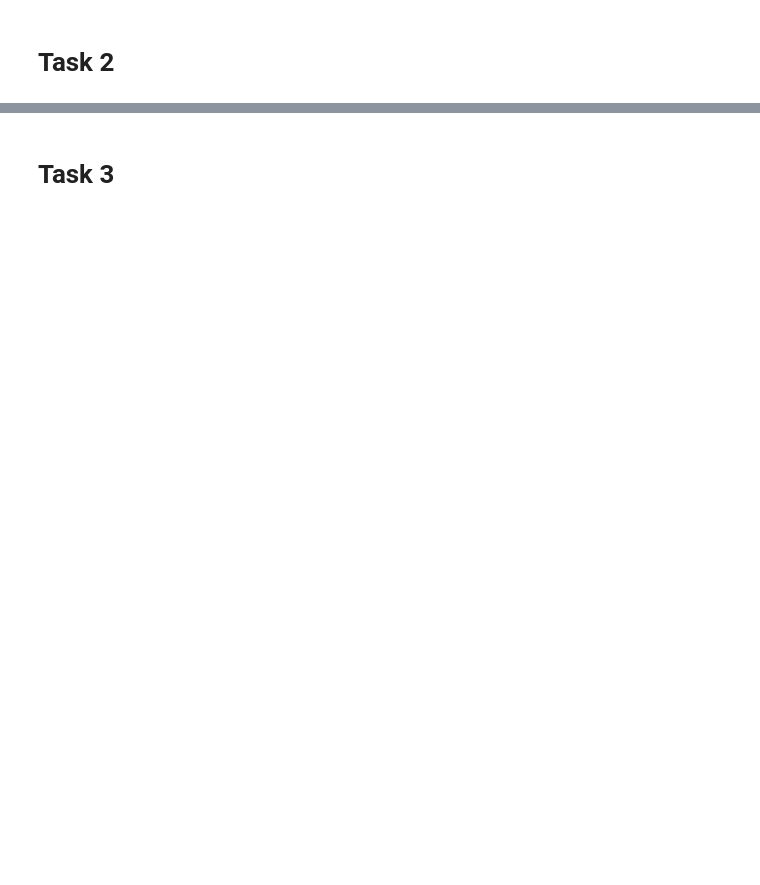
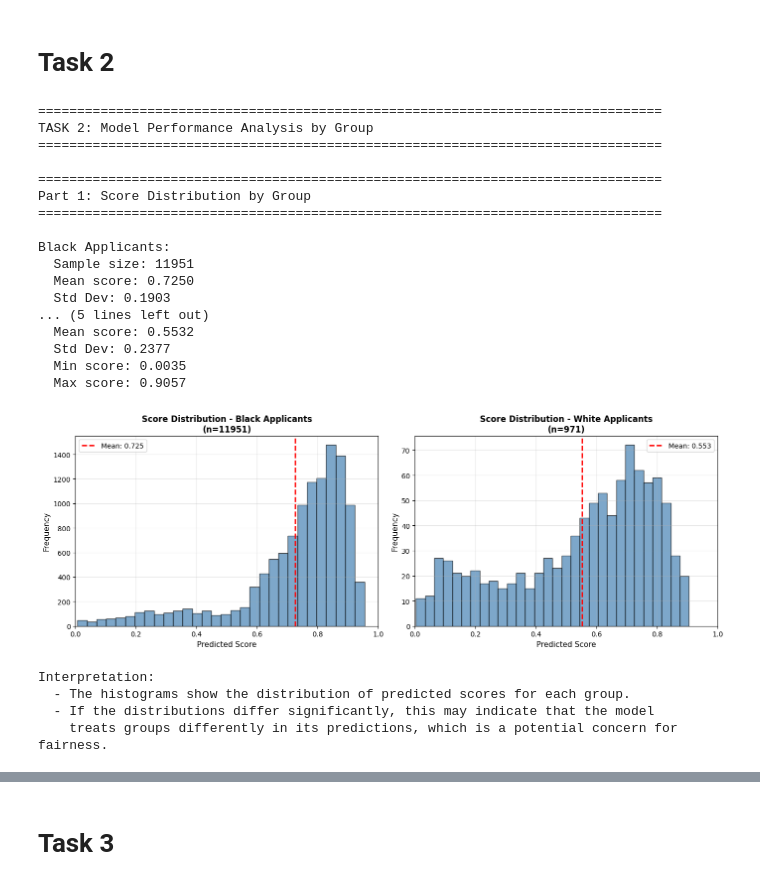
Before and after one commit to lizzylazy/trust_worthyAI, a Jupyter notebook: Case_Study.ipynb, the cells around one changed output, grey strips where cells are left out. Cells and saved outputs as stored; diff of their text form; code cells hidden in the pictures; blank space fills up the shorter version.

Commit message:
Update notebook with task

```diff
--- a/Case_Study.ipynb
+++ b/Case_Study.ipynb
@@ -90,2 +247,80 @@ scores = model.predict_proba(X_test)[:,1]
 # %% [markdown]
 # Task 2
+# %%
+from scipy.stats import chi2_contingency, fisher_exact, binom
+import warnings
+warnings.filterwarnings('ignore')
+
+# Map group labels: 1 = Black, 2 = White
+group_labels = {1: 'Black', 2: 'White'}
+
+print("=" * 80)
+print("TASK 2: Model Performance Analysis by Group")
+print("=" * 80)
+
+# ============================================================================
+# Part 1: SCORE DISTRIBUTION HISTOGRAM (2 Points)
+# ============================================================================
+
+print("\n" + "=" * 80)
+print("Part 1: Score Distribution by Group")
+print("=" * 80)
+
+fig, axes = plt.subplots(1, 2, figsize=(14, 5))
+
+# Create histograms for each group
+for idx, group_val in enumerate([1, 2]):
+    mask = group_test == group_val
+    group_scores = scores[mask]
+    group_label = group_labels[group_val]
+
+    axes[idx].hist(group_scores, bins=30, alpha=0.7, color='steelblue', edgecolor='black')
+    axes[idx].set_xlabel('Predicted Score', fontsize=11)
+    axes[idx].set_ylabel('Frequency', fontsize=11)
+    axes[idx].set_title(f'Score Distribution - {group_label} Applicants\n(n={np.sum(mask)})', fontsize=12, fontweight='bold')
+    axes[idx].grid(True, alpha=0.3)
+    axes[idx].set_xlim(0, 1)
+
+    # Add statistics
+    mean_score = np.mean(group_scores)
+    std_score = np.std(group_scores)
+    axes[idx].axvline(mean_score, color='red', linestyle='--', linewidth=2, label=f'Mean: {mean_score:.3f}')
+    axes[idx].legend(fontsize=10)
+
+    print(f"\n{group_label} Applicants:")
+    print(f"  Sample size: {np.sum(mask)}")
+    print(f"  Mean score: {mean_score:.4f}")
+    print(f"  Std Dev: {std_score:.4f}")
+    print(f"  Min score: {np.min(group_scores):.4f}")
+    print(f"  Max score: {np.max(group_scores):.4f}")
+
+plt.tight_layout()
+plt.show()
+
+print("\nInterpretation:")
+print("  - The histograms show the distribution of predicted scores for each group.")
+print("  - If the distributions differ significantly, this may indicate that the model")
+print("    treats groups differently in its predictions, which is a potential concern for fairness.")
+# %% [output]
+================================================================================
+TASK 2: Model Performance Analysis by Group
+================================================================================
+
+================================================================================
+Part 1: Score Distribution by Group
+================================================================================
+
+Black Applicants:
+  Sample size: 11951
+  Mean score: 0.7250
+  Std Dev: 0.1903
+... (5 lines left out)
+  Mean score: 0.5532
+  Std Dev: 0.2377
+  Min score: 0.0035
+  Max score: 0.9057
+[figure, added]
+Interpretation:
+  - The histograms show the distribution of predicted scores for each group.
+  - If the distributions differ significantly, this may indicate that the model
+    treats groups differently in its predictions, which is a potential concern for fairness.
```
Also changed, not shown: parts of 36 cells of this notebook.
